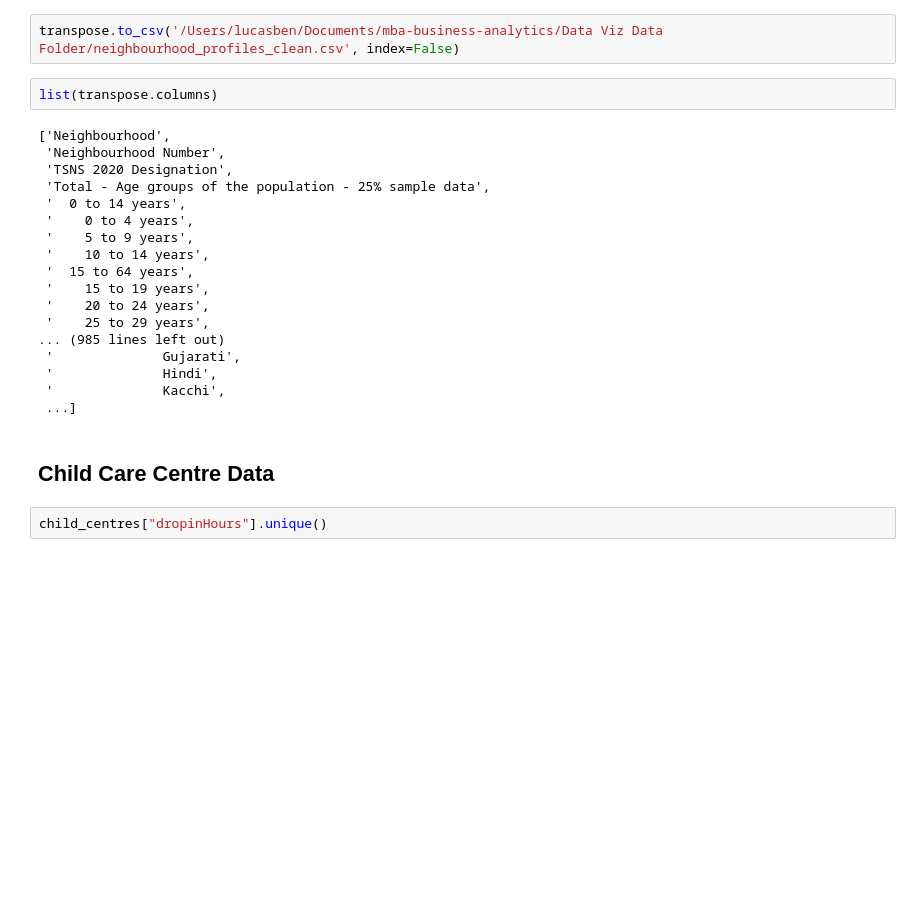
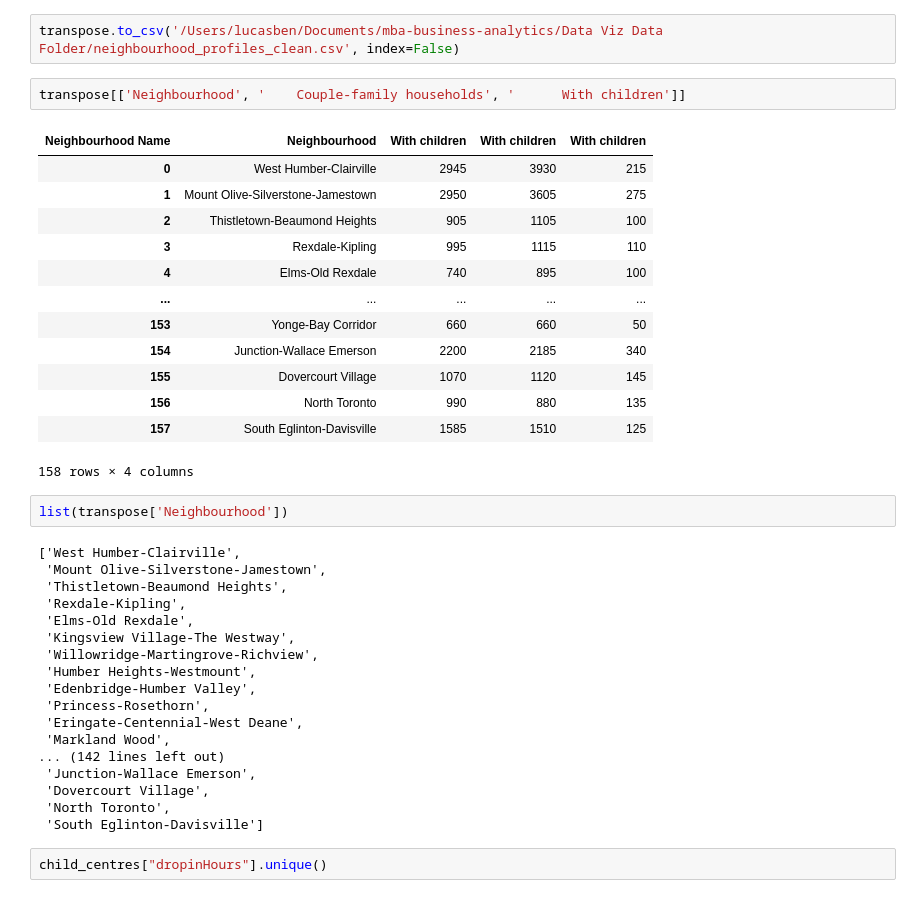
Before and after one commit to lucas-ben/mba-business-analytics, a Jupyter notebook: Data Viz Data Folder/file.ipynb, the cells around one changed output. Drawn from its saved outputs; the diff is of its cells as text; blank space fills up the shorter version.

```diff
--- a/Data Viz Data Folder/file.ipynb
+++ b/Data Viz Data Folder/file.ipynb
@@ -30,28 +29,42 @@ transpose
 158 rows × 2604 columns
 # %%
 transpose.to_csv('/Users/lucasben/Documents/mba-business-analytics/Data Viz Data Folder/neighbourhood_profiles_clean.csv', index=False)
+# %%
+transpose[['Neighbourhood', '    Couple-family households', '      With children']]
+# %% [output]
+| Neighbourhood Name | Neighbourhood | With children | With children | With children |
+| 0 | West Humber-Clairville | 2945 | 3930 | 215 |
+| 1 | Mount Olive-Silverstone-Jamestown | 2950 | 3605 | 275 |
+| 2 | Thistletown-Beaumond Heights | 905 | 1105 | 100 |
+| 3 | Rexdale-Kipling | 995 | 1115 | 110 |
+| 4 | Elms-Old Rexdale | 740 | 895 | 100 |
+| ... | ... | ... | ... | ... |
+| 153 | Yonge-Bay Corridor | 660 | 660 | 50 |
+| 154 | Junction-Wallace Emerson | 2200 | 2185 | 340 |
+| 155 | Dovercourt Village | 1070 | 1120 | 145 |
+| 156 | North Toronto | 990 | 880 | 135 |
+| 157 | South Eglinton-Davisville | 1585 | 1510 | 125 |
+158 rows × 4 columns
 # %%
-list(transpose.columns)
+list(transpose['Neighbourhood'])
 # %% [output]
-['Neighbourhood',
- 'Neighbourhood Number',
- 'TSNS 2020 Designation',
- 'Total - Age groups of the population - 25% sample data',
- '  0 to 14 years',
- '    0 to 4 years',
- '    5 to 9 years',
- '    10 to 14 years',
- '  15 to 64 years',
- '    15 to 19 years',
- '    20 to 24 years',
- '    25 to 29 years',
-... (985 lines left out)
- '              Gujarati',
- '              Hindi',
- '              Kacchi',
- ...]
+['West Humber-Clairville',
+ 'Mount Olive-Silverstone-Jamestown',
+ 'Thistletown-Beaumond Heights',
+ 'Rexdale-Kipling',
+ 'Elms-Old Rexdale',
+ 'Kingsview Village-The Westway',
+ 'Willowridge-Martingrove-Richview',
+ 'Humber Heights-Westmount',
+ 'Edenbridge-Humber Valley',
+ 'Princess-Rosethorn',
+ 'Eringate-Centennial-West Deane',
+ 'Markland Wood',
+... (142 lines left out)
+ 'Junction-Wallace Emerson',
+ 'Dovercourt Village',
+ 'North Toronto',
+ 'South Eglinton-Davisville']
-# %% [markdown]
-## **Child Care Centre Data**
 # %%
 child_centres["dropinHours"].unique()
 # %% [output]
```
Also changed, not shown: parts of 27 cells of this notebook, 6 other files.
